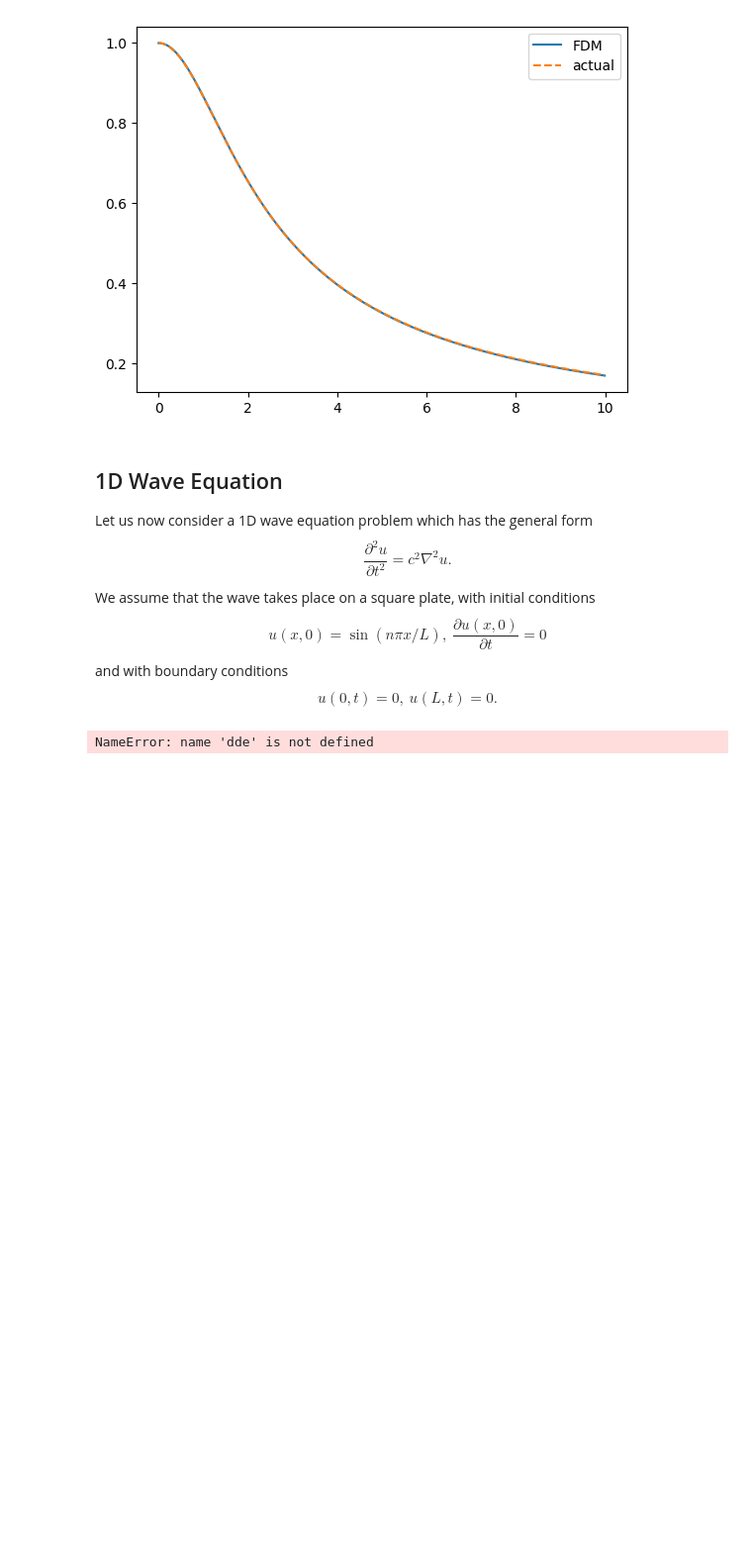
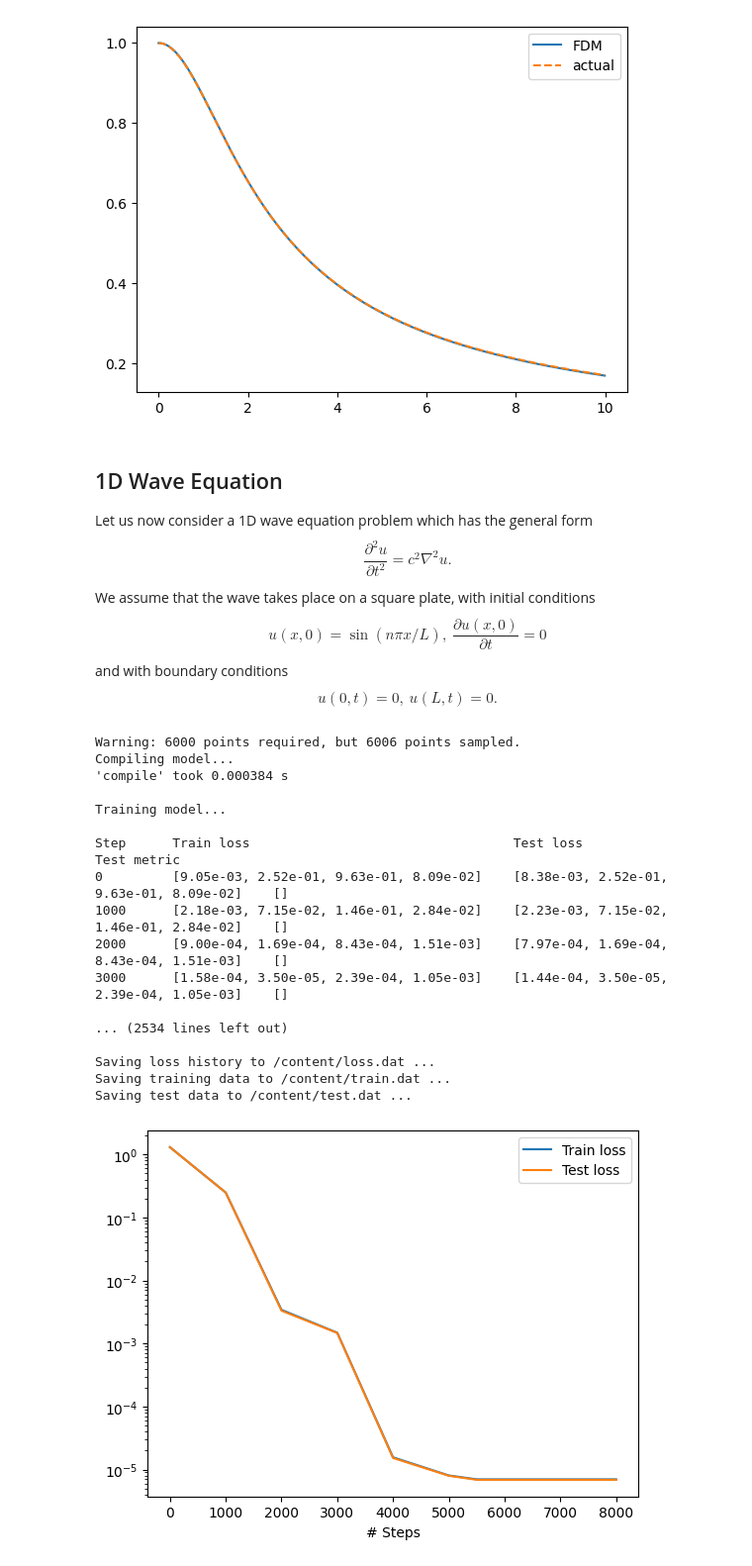
Before and after one commit to hojaelim/hojae-lim-diss, a Jupyter notebook: diss.ipynb, the cells around one changed output. Shown at 99% size. Cells and saved outputs as stored; diff of their text form; code cells hidden in the pictures; blank space fills up the shorter version.

Commit message:
added plot for 1D.

```diff
--- a/diss.ipynb
+++ b/diss.ipynb
@@ -731,32 +749,59 @@ ic_1 = dde.icbc.IC(geomtime, func, lambda _, on_initial: on_initial)
 ic_2 = dde.icbc.OperatorBC(
     geomtime,
     lambda x, y, _: dde.grad.jacobian(y, x, i=0, j=1),
     lambda _, on_initial: on_initial,
 )
 
 data = dde.data.TimePDE(
     geomtime,
     pde,
     [bc, ic_1, ic_2],
     num_domain=30000,
     num_boundary=1500,
     num_initial=1500,
     solution=func,
     num_test=6000,
 )
 
 layer_size = [2] + [30] * 2 + [1]
 activation = "tanh"
 initializer = "Glorot uniform"
 net = dde.nn.FNN(layer_size, activation, initializer)
 
 model = dde.Model(data, net)
 model.compile(
     "adam", lr=0.001, decay=("inverse time", 3000, 0.9)
 )
 model.train(iterations=3000)
+
+
+dde.optimizers.config.set_LBFGS_options(
+    maxcor=50,
+    ftol=1.0 * np.finfo(float).eps,
+    gtol=1e-08,
+    maxiter=5000,
+    maxfun=10000,
+    maxls=50,
+)
 model.compile("L-BFGS")
-losshistory, train_state = model.train(iterations=5000)
+losshistory, train_state = model.train(iterations=3000)
 dde.saveplot(losshistory, train_state, issave=True, isplot=True)
 # %% [output]
-NameError: name 'dde' is not defined
+Warning: 6000 points required, but 6006 points sampled.
+Compiling model...
+'compile' took 0.000384 s
+
+Training model...
+
+Step      Train loss                                  Test loss                                   Test metric
+0         [9.05e-03, 2.52e-01, 9.63e-01, 8.09e-02]    [8.38e-03, 2.52e-01, 9.63e-01, 8.09e-02]    []
+1000      [2.18e-03, 7.15e-02, 1.46e-01, 2.84e-02]    [2.23e-03, 7.15e-02, 1.46e-01, 2.84e-02]    []
+2000      [9.00e-04, 1.69e-04, 8.43e-04, 1.51e-03]    [7.97e-04, 1.69e-04, 8.43e-04, 1.51e-03]    []
+3000      [1.58e-04, 3.50e-05, 2.39e-04, 1.05e-03]    [1.44e-04, 3.50e-05, 2.39e-04, 1.05e-03]    []
+
+... (2534 lines left out)
+
+Saving loss history to /content/loss.dat ...
+Saving training data to /content/train.dat ...
+Saving test data to /content/test.dat ...
+[figure, added]
```
Also changed, not shown: parts of 3 cells of this notebook.
